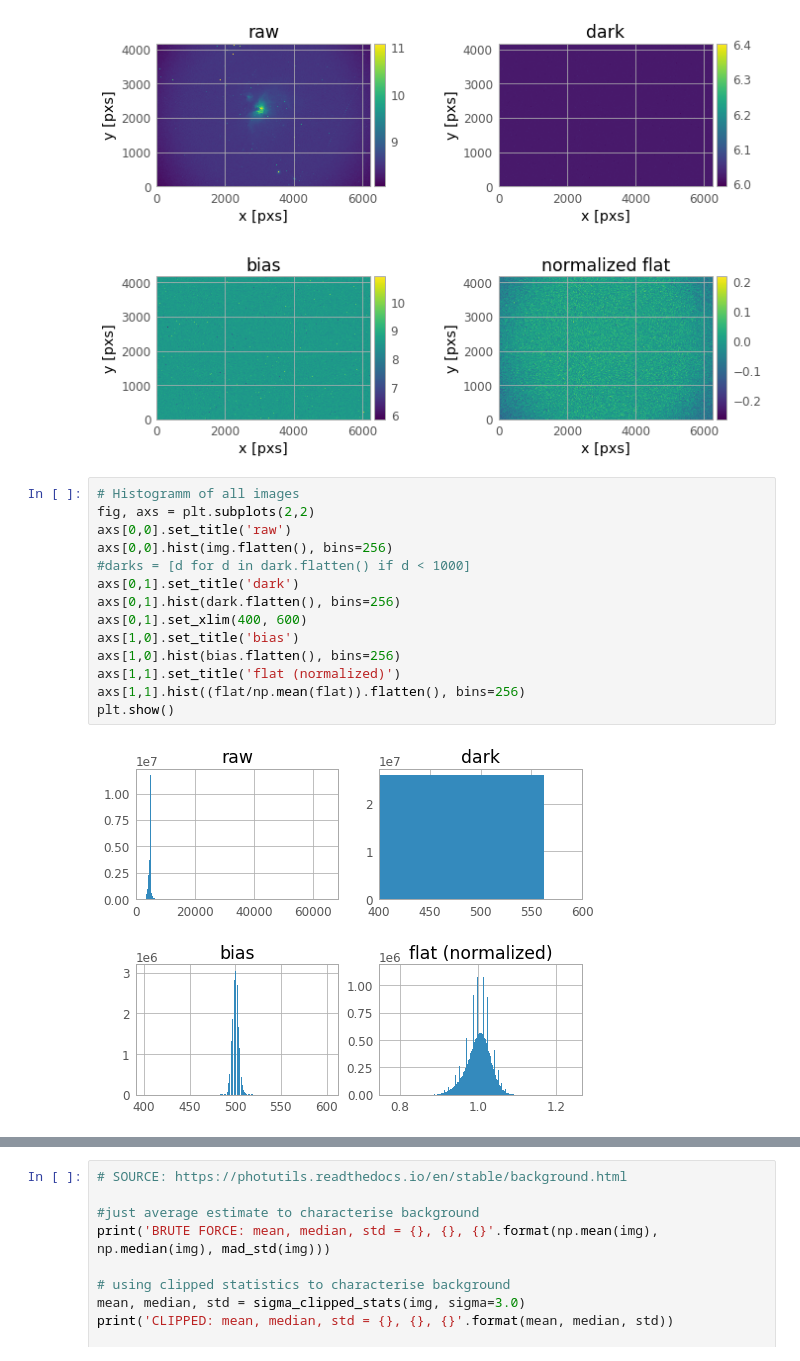
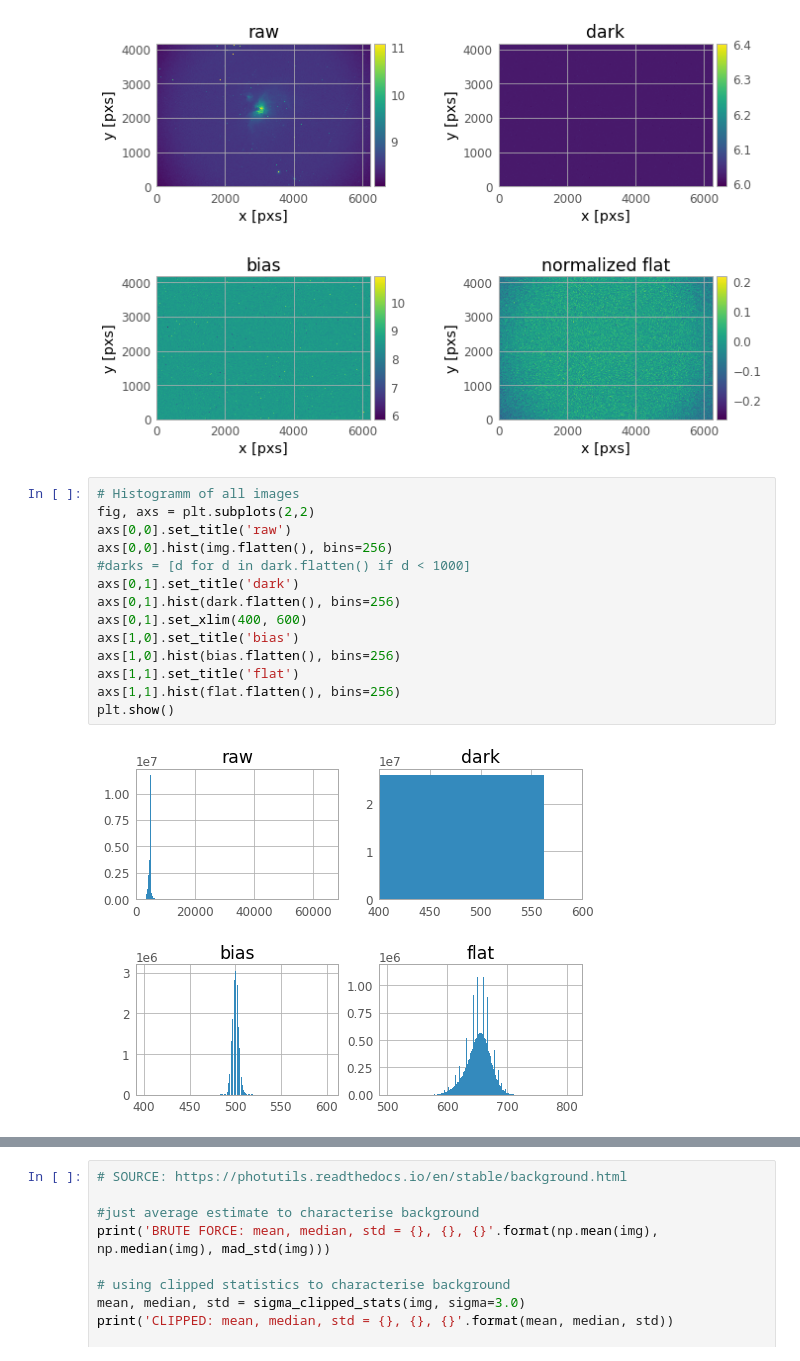
Before and after one commit to SSAEPFL/PSF, a Jupyter notebook: astropy-fits.ipynb, the cells around one changed output, grey strips where cells are left out. Drawn from its saved outputs; the diff is of its cells as text.

```diff
--- a/astropy-fits.ipynb
+++ b/astropy-fits.ipynb
@@ -76,16 +76,16 @@ plt.show()
 # %%
 # Histogramm of all images
 fig, axs = plt.subplots(2,2)
 axs[0,0].set_title('raw')
 axs[0,0].hist(img.flatten(), bins=256)
 #darks = [d for d in dark.flatten() if d < 1000]
 axs[0,1].set_title('dark')
 axs[0,1].hist(dark.flatten(), bins=256)
 axs[0,1].set_xlim(400, 600)
 axs[1,0].set_title('bias')
 axs[1,0].hist(bias.flatten(), bins=256)
-axs[1,1].set_title('flat (normalized)')
-axs[1,1].hist((flat/np.mean(flat)).flatten(), bins=256)
+axs[1,1].set_title('flat')
+axs[1,1].hist(flat.flatten(), bins=256)
 plt.show()
 # %% [output]
-[figure, old version]
+[figure, new version]
```
Also changed, not shown: parts of 7 cells of this notebook, 1 other file.
